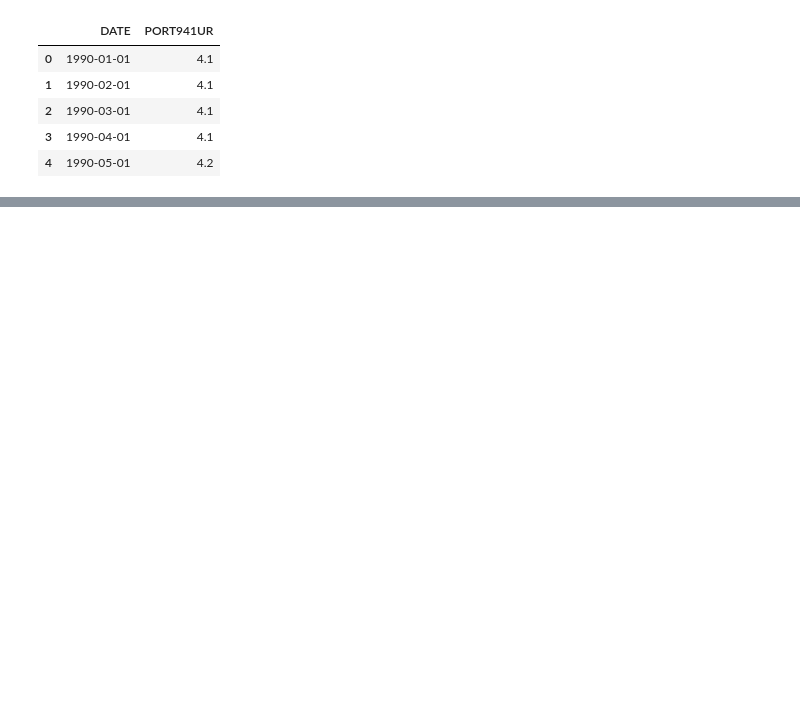
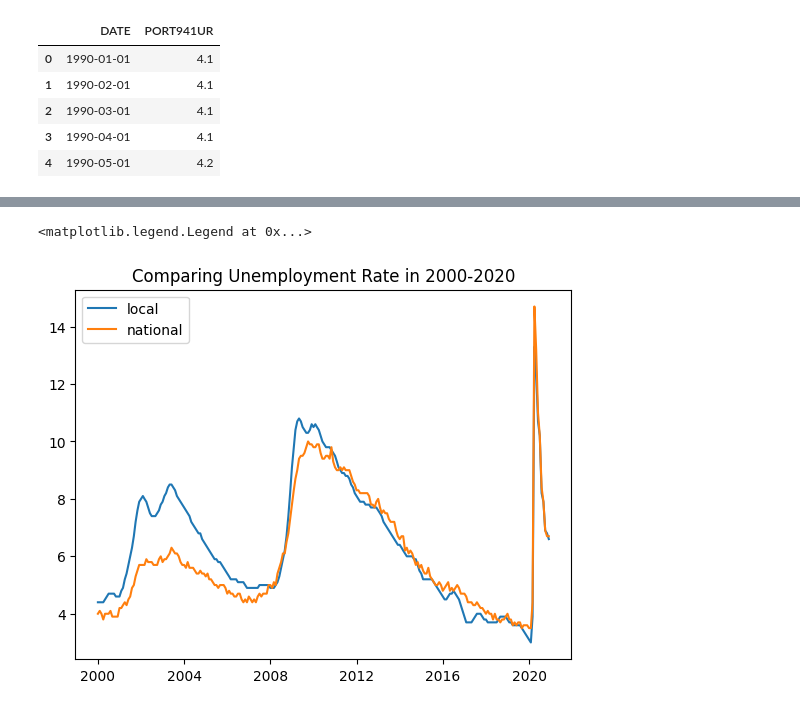
Before and after one commit to RanArino/Course_Projects, a Jupyter notebook: BDM500_PredictiveAnalysis/Assignment03.ipynb, the cells around one changed output, grey strips where cells are left out. Cells and saved outputs as stored; diff of their text form; code cells hidden in the pictures; blank space fills up the shorter version.

```diff
--- a/BDM500_PredictiveAnalysis/Assignment03.ipynb
+++ b/BDM500_PredictiveAnalysis/Assignment03.ipynb
@@ -27,0 +156,9 @@ df.head()
+# %%
+# compare the local and national unemployment rate
+plt.plot(df['date'], df['local'], label='local')
+plt.plot(df['date'], df['national'], label='national')
+plt.title("Comparing Unemployment Rate in 2000-2020")
+plt.legend()
+# %% [output]
+<matplotlib.legend.Legend at 0x...>
+[figure, added]
```
Also changed, not shown: parts of 16 cells of this notebook.
